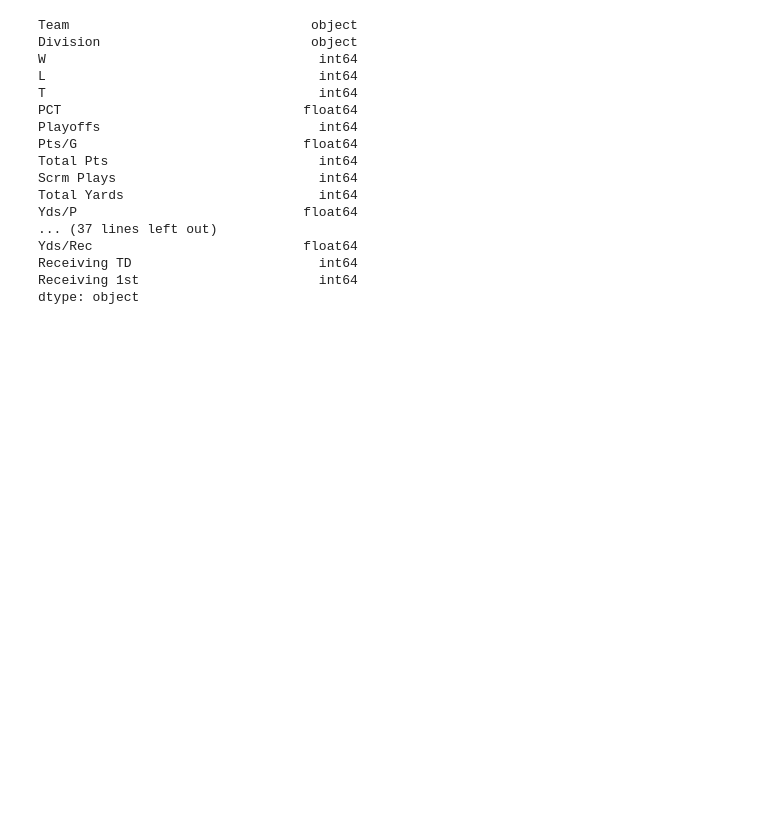
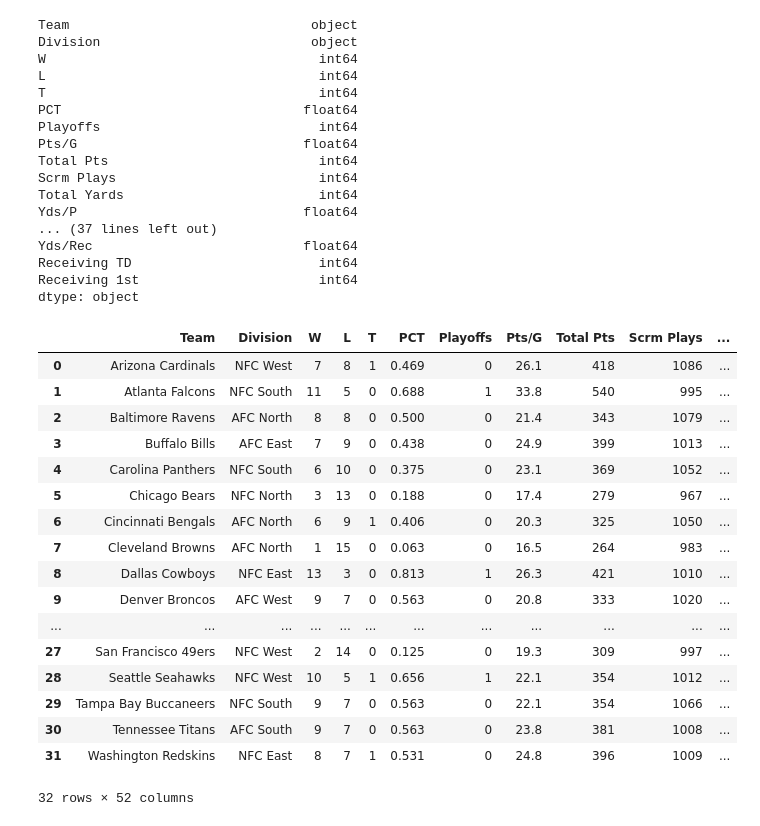
Before and after one commit to SidDas8/NFL-Offense-2016-Machine-Learning, a Jupyter notebook: Data-Cleaning.ipynb, the cells around one changed output. Saved outputs shown, nothing was run; the diff lists cells and outputs as text; code cells hidden in the pictures; blank space fills up the shorter version.

Commit message:
Dropped rows with null values and showed summary information.

```diff
--- a/Data-Cleaning.ipynb
+++ b/Data-Cleaning.ipynb
@@ -35,4 +35,24 @@ Receiving TD                        int64
 Receiving 1st                       int64
 dtype: object
 # %%
-# Check for null values
+# Drop rows with null values
+NFL_df.dropna()
+# %% [output]
+|  | Team | Division | W | L | T | PCT | Playoffs | Pts/G | Total Pts | Scrm Plays | ... |
+| 0 | Arizona Cardinals | NFC West | 7 | 8 | 1 | 0.469 | 0 | 26.1 | 418 | 1086 | ... |
+| 1 | Atlanta Falcons | NFC South | 11 | 5 | 0 | 0.688 | 1 | 33.8 | 540 | 995 | ... |
+| 2 | Baltimore Ravens | AFC North | 8 | 8 | 0 | 0.500 | 0 | 21.4 | 343 | 1079 | ... |
+| 3 | Buffalo Bills | AFC East | 7 | 9 | 0 | 0.438 | 0 | 24.9 | 399 | 1013 | ... |
+| 4 | Carolina Panthers | NFC South | 6 | 10 | 0 | 0.375 | 0 | 23.1 | 369 | 1052 | ... |
+| 5 | Chicago Bears | NFC North | 3 | 13 | 0 | 0.188 | 0 | 17.4 | 279 | 967 | ... |
+| 6 | Cincinnati Bengals | AFC North | 6 | 9 | 1 | 0.406 | 0 | 20.3 | 325 | 1050 | ... |
+| 7 | Cleveland Browns | AFC North | 1 | 15 | 0 | 0.063 | 0 | 16.5 | 264 | 983 | ... |
+| 8 | Dallas Cowboys | NFC East | 13 | 3 | 0 | 0.813 | 1 | 26.3 | 421 | 1010 | ... |
+| 9 | Denver Broncos | AFC West | 9 | 7 | 0 | 0.563 | 0 | 20.8 | 333 | 1020 | ... |
+| ... | ... | ... | ... | ... | ... | ... | ... | ... | ... | ... | ... |
+| 27 | San Francisco 49ers | NFC West | 2 | 14 | 0 | 0.125 | 0 | 19.3 | 309 | 997 | ... |
+| 28 | Seattle Seahawks | NFC West | 10 | 5 | 1 | 0.656 | 1 | 22.1 | 354 | 1012 | ... |
+| 29 | Tampa Bay Buccaneers | NFC South | 9 | 7 | 0 | 0.563 | 0 | 22.1 | 354 | 1066 | ... |
+| 30 | Tennessee Titans | AFC South | 9 | 7 | 0 | 0.563 | 0 | 23.8 | 381 | 1008 | ... |
+| 31 | Washington Redskins | NFC East | 8 | 7 | 1 | 0.531 | 0 | 24.8 | 396 | 1009 | ... |
+32 rows × 52 columns
```
Also changed, not shown: parts of 1 cell of this notebook, 1 other file.
